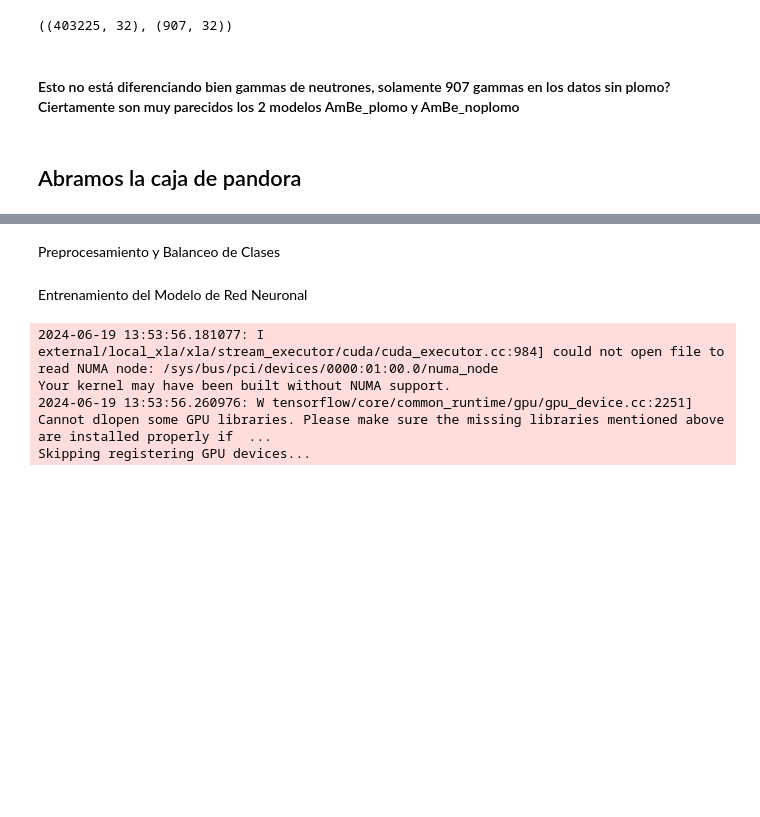
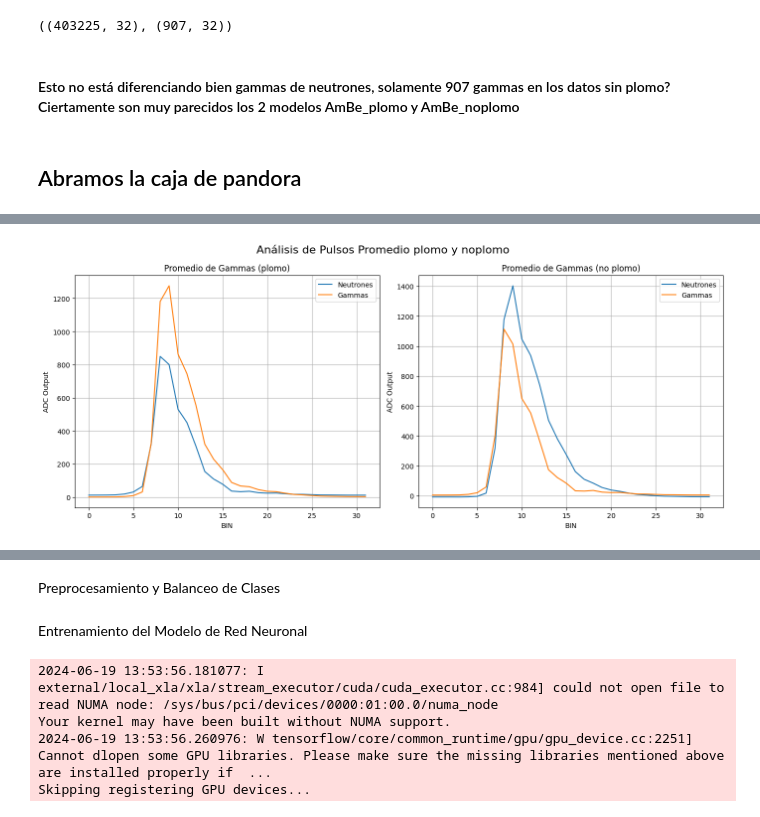
Before and after one commit to saisito/MLF_nunez-alejandro, a Jupyter notebook: nunez-alejandro.ipynb, the cells around one changed output, grey strips where cells are left out. Saved outputs shown, nothing was run; the diff lists cells and outputs as text; code cells hidden in the pictures; blank space fills up the shorter version.

```diff
--- a/nunez-alejandro.ipynb
+++ b/nunez-alejandro.ipynb
@@ -853,0 +903,19 @@ neutrones_predicha.shape, gamma_predicha.shape
+# %%
+# Normalización de los datos
+scaler = StandardScaler()
+data = scaler.fit_transform(data)
+
+# División de los datos en entrenamiento y prueba
+X_train, X_test, y_train, y_test = train_test_split(data, labels, test_size=0.3, random_state=42)
+
+# Balanceo de clases con SMOTE
+sm = SMOTE(random_state=42)
+X_train_balanced, y_train_balanced = sm.fit_resample(X_train, y_train)
+
+# Redimensionar datos para entrada a la CNN
+X_train_balanced = X_train_balanced.reshape(X_train_balanced.shape[0], X_train_balanced.shape[1], 1)
+X_test = X_test.reshape(X_test.shape[0], X_test.shape[1], 1)
+
+# Se redimensionan los datos para que puedan ser aceptados por la red neuronal convolucional
+y_train_balanced = to_categorical(y_train_balanced, num_classes=2)
+y_test = to_categorical(y_test, num_classes=2)
@@ -853,0 +997,78 @@ neutrones_predicha.shape, gamma_predicha.shape
+# %%
+# Función para cargar y predecir los datos
+import matplotlib.pyplot as plt
+def load_and_predict(file, model, scaler):
+    """
+    Load data from a file, preprocess it using a scaler, and predict the class labels using a model.
+
+    Args:
+        file (str): The path to the file containing the data.
+        model: The trained model used for prediction.
+        scaler: The scaler used to preprocess the data.
+
+    Returns:
+        tuple: A tuple containing two arrays - neutron_pulses and gamma_pulses.
+               neutron_pulses: An array of neutron pulses predicted by the model.
+               gamma_pulses: An array of gamma pulses predicted by the model.
+    """
+    data = np.loadtxt(file, delimiter=',')
+    data_scaled = scaler.transform(data)
+    data_scaled = data_scaled.reshape(data_scaled.shape[0], data_scaled.shape[1], 1)
+    y_pred_all = model.predict(data_scaled)
+    y_pred_all_classes = np.argmax(y_pred_all, axis=1)
+    data_descaled = scaler.inverse_transform(data_scaled.reshape(data_scaled.shape[0], data_scaled.shape[1]))
+    neutron_pulses = data_descaled[y_pred_all_classes == 1]
+    gamma_pulses = data_descaled[y_pred_all_classes == 0]
+    return neutron_pulses, gamma_pulses
+
+def plot_pulse_average(ax, pulse_data, title, label):
+    """
+    Plots the average pulse data on the given axes.
+
+    Parameters:
+    - ax (matplotlib.axes.Axes): The axes on which to plot the data.
+    - pulse_data (numpy.ndarray): The pulse data to plot.
+    - title (str): The title of the plot.
+    - label (str): The label for the plotted line.
+
+    Returns:
+    None
+    """
+    ax.plot(np.mean(pulse_data, axis=0), label=label)
+    ax.set_title(title)
+    ax.set_xlabel('BIN')
+    ax.set_ylabel('ADC Output')
+    ax.grid(True)
+    ax.legend()
+
+# Cargar y predecir datos para plomo.csv
+neutron_pulses_plomo, gamma_pulses_plomo = load_and_predict(plomo_file, model, scaler)
+
+# Cargar y predecir datos para noplomo.csv
+neutron_pulses_noplomo, gamma_pulses_noplomo = load_and_predict(noplomo_file, model, scaler)
+
+# Crear subplots (2 subplots, 1 row)
+fig, (ax1, ax2) = plt.subplots(1, 2, figsize=(14, 6))
+
+# Plot neutrones y gammas para plomo.csv
+plot_pulse_average(ax1, neutron_pulses_plomo, 'Promedio de Neutrones (plomo)', 'Neutrones')
+plot_pulse_average(ax1, gamma_pulses_plomo, 'Promedio de Gammas (plomo)', 'Gammas')
+
+# Plot neutrones y gammas para noplomo.csv
+plot_pulse_average(ax2, neutron_pulses_noplomo, 'Promedio de Neutrones (no plomo)', 'Neutrones')
+plot_pulse_average(ax2, gamma_pulses_noplomo, 'Promedio de Gammas (no plomo)', 'Gammas')
+
+fig.suptitle('Análisis de Pulsos Promedio plomo y noplomo', fontsize=16)
+plt.tight_layout()
+plt.show()
+
+print(f'Cantidad de neutrones en plomo.csv {neutron_pulses_plomo.shape}')
+print(f'Cantidad de gammas en plomo.csv {gamma_pulses_plomo.shape}')
+print(f'Carga de neutrones en plomo.csv : {neutron_pulses_plomo.sum()}')
+print(f'Carga de gammas en plomo.csv: {gamma_pulses_plomo.sum()}')
+print('\n')
+print(f'Cantidad de neutrones en noplomo.csv {neutron_pulses_noplomo.shape}')
+print(f'Cantidad de gammas en noplomo.csv {gamma_pulses_noplomo.shape}')
+print(f'Carga de neutrones en noplomo.csv : {neutron_pulses_noplomo.sum()}')
+print(f'Carga de gammas en noplomo.csv: {gamma_pulses_noplomo.sum()}')
+# %% [output]
@@ -853,0 +1077 @@ neutrones_predicha.shape, gamma_predicha.shape
+[figure, added]
```
Also changed, not shown: parts of 54 cells of this notebook.
